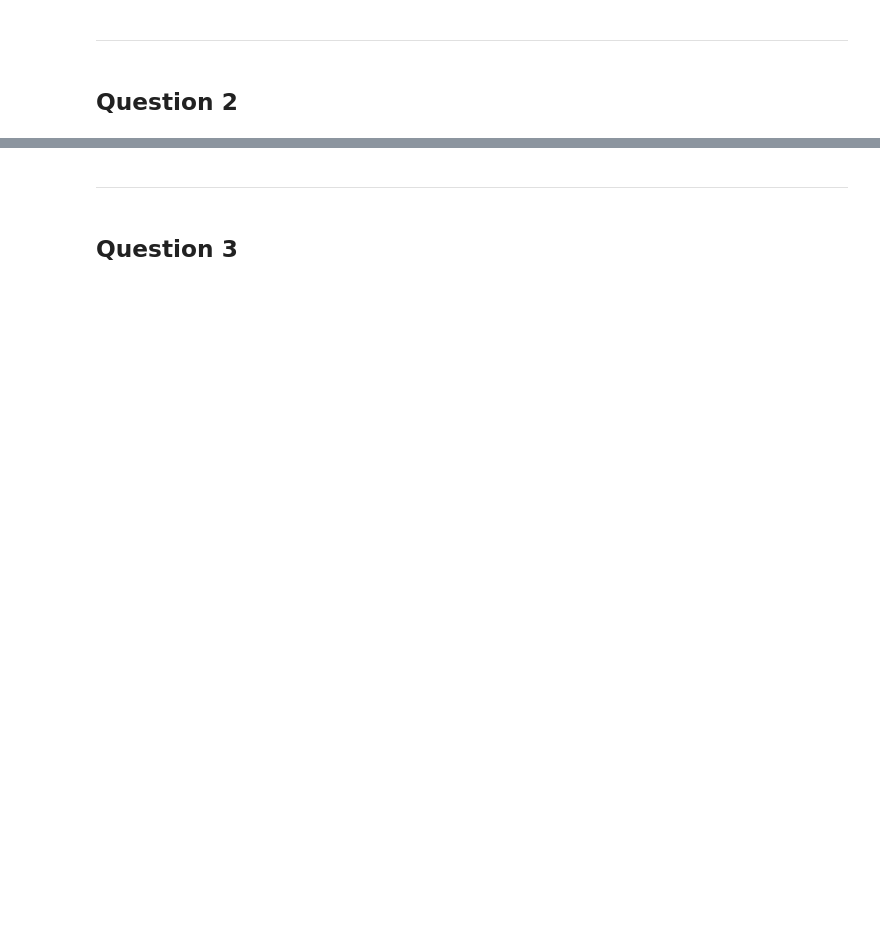
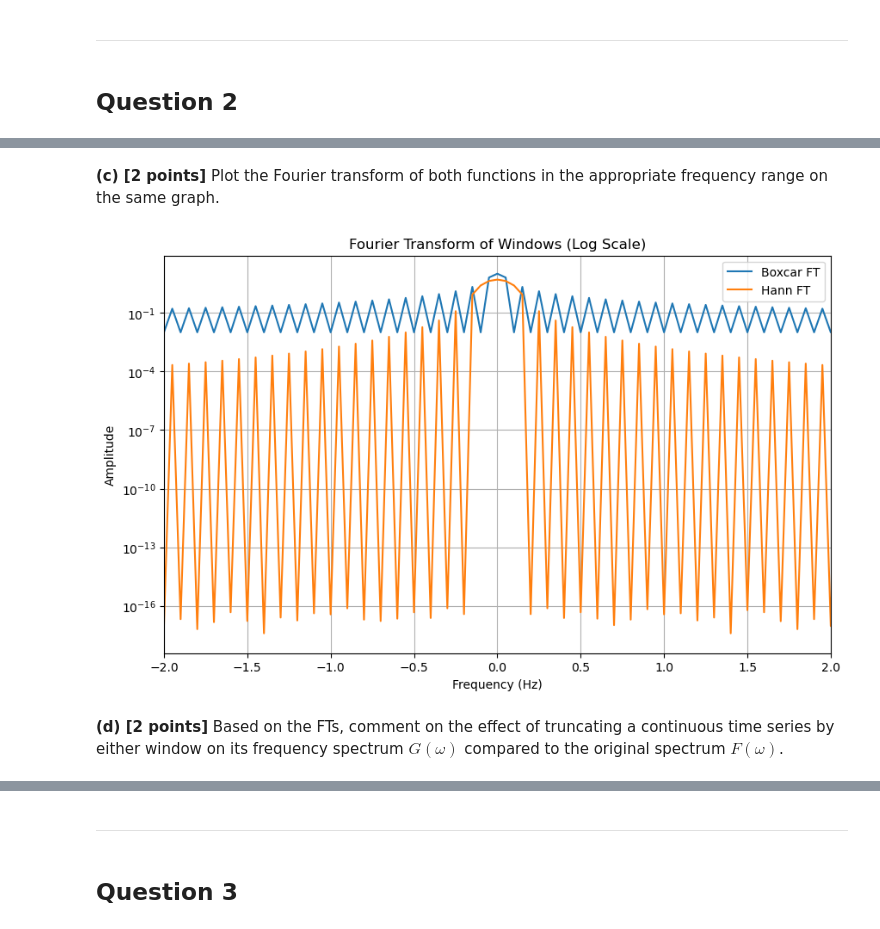
Before and after one commit to 21chengjk1/PHY408Labs, a Jupyter notebook: Lab3/Jack_Cheng_Lab3.ipynb, the cells around one changed output, grey strips where cells are left out. Drawn from its saved outputs; the diff is of its cells as text; code cells hidden in the pictures; blank space fills up the shorter version.

```diff
--- a/Lab3/Jack_Cheng_Lab3.ipynb
+++ b/Lab3/Jack_Cheng_Lab3.ipynb
@@ -20,0 +134,32 @@ a
+# %% [markdown]
+**(c) [2 points]** Plot the Fourier transform of both functions in the appropriate frequency range on the same graph.
+# %%
+# Question 2, parts b and c
+# To increase frequency resolution, we zero-pad the signals to > 15s
+pad_t = np.arange(0, 20, dt)
+boxcar_pad = np.zeros_like(pad_t)
+hann_pad = np.zeros_like(pad_t)
+
+boxcar_pad[:len(boxcar)] = boxcar
+hann_pad[:len(hann)] = hann
+
+# FFT
+B_box = fftshift(fft(boxcar_pad)) * dt
+B_hann = fftshift(fft(hann_pad)) * dt
+freqs_win = fftshift(fftfreq(len(pad_t), d=dt))
+
+plt.figure(figsize=(10, 6))
+plt.plot(freqs_win, np.abs(B_box), label='Boxcar FT')
+plt.plot(freqs_win, np.abs(B_hann), label='Hann FT')
+plt.xlim(-2, 2)
+plt.yscale('log')
+plt.title('Fourier Transform of Windows (Log Scale)')
+plt.xlabel('Frequency (Hz)')
+plt.ylabel('Amplitude')
+plt.legend()
+plt.grid(True)
+plt.show()
+# %% [output]
+[figure, added]
+# %% [markdown]
+**(d) [2 points]** Based on the FTs, comment on the effect of truncating a continuous time series by either window on its frequency spectrum $G(\omega)$ compared to the original spectrum $F(\omega)$.
```
Also changed, not shown: parts of 47 cells of this notebook, 5 other files.
